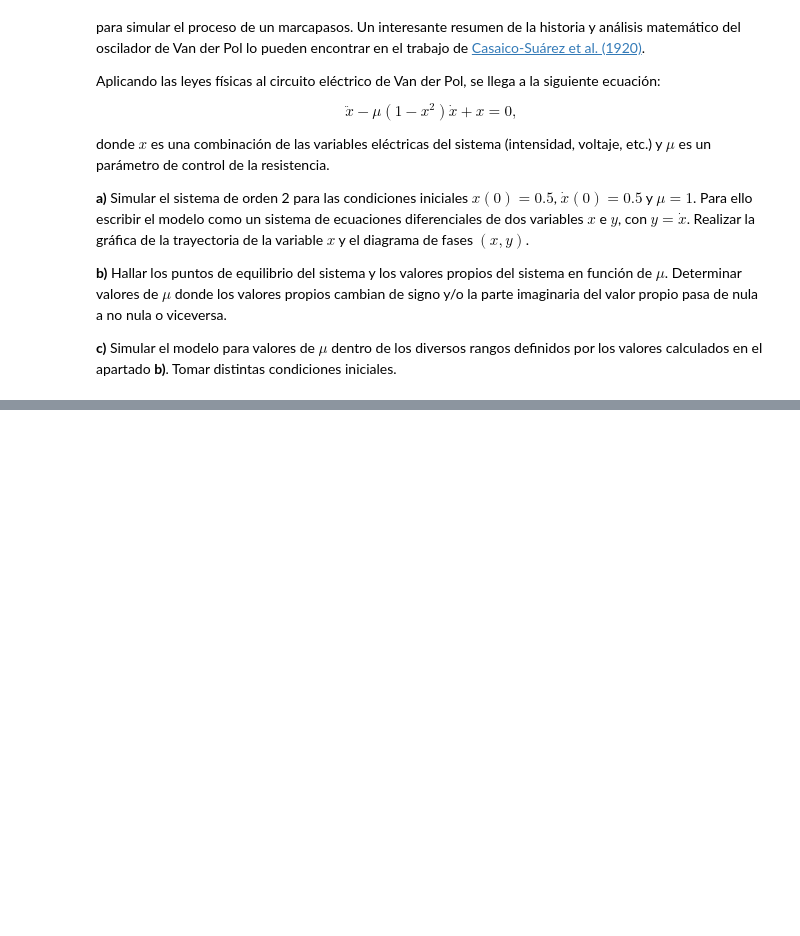
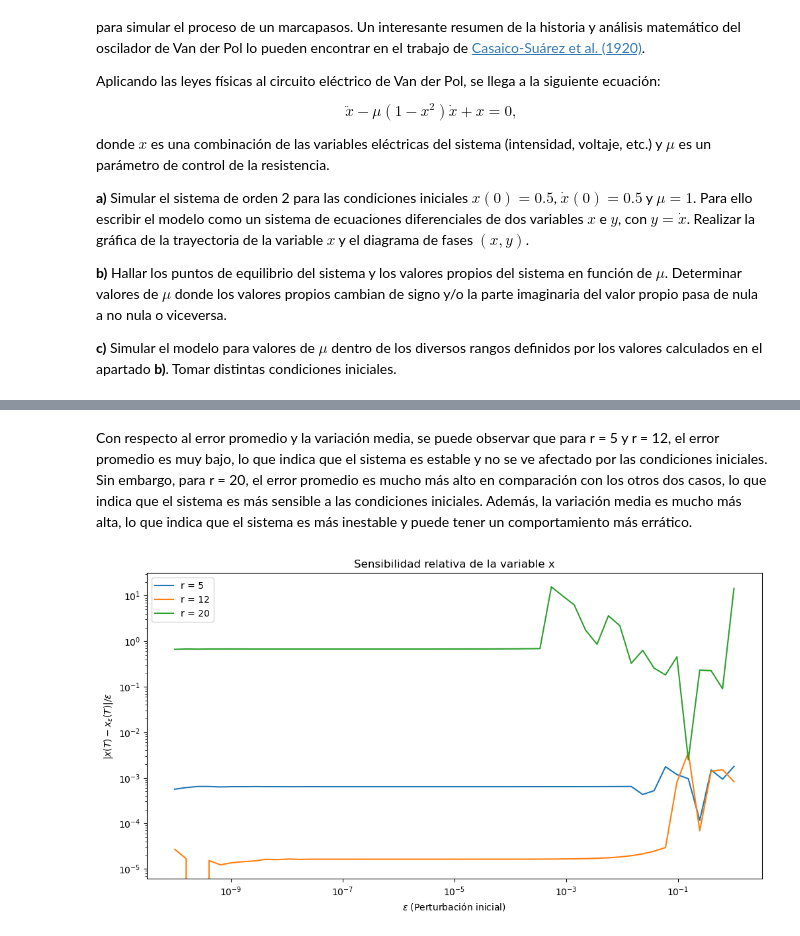
Before and after one commit to SimSocLab/Modelos_deterministas, a Jupyter notebook: Ejercicios_det2_prop.ipynb, the cells around one changed output, grey strips where cells are left out. Drawn from its saved outputs; the diff is of its cells as text; code cells hidden in the pictures; blank space fills up the shorter version.

```diff
--- a/Ejercicios_det2_prop.ipynb
+++ b/Ejercicios_det2_prop.ipynb
@@ -381,0 +517,36 @@ El modelo representa de forma muy simplificada el sistema del clima. Por tanto,
+# %% [markdown]
+Con respecto al error promedio y la variación media, se puede observar que para r = 5 y r = 12, el error promedio es muy bajo, lo que indica que el sistema es estable y no se ve afectado por las condiciones iniciales. Sin embargo, para r = 20, el error promedio es mucho más alto en comparación con los otros dos casos, lo que indica que el sistema es más sensible a las condiciones iniciales. Además, la variación media es mucho más alta, lo que indica que el sistema es más inestable y puede tener un comportamiento más errático.
+# %%
+plt.figure(figsize=(12, 6))
+
+for r in r_values:
+    sol_original = solve_ivp(lorenz, (t0, tf), initial_conditions, args=(sigma, r, b), t_eval=t)
+    x_original = sol_original.y[0]
+
+    differences = []
+    sensitivity_rates = []
+
+    for epsilon in epsilons:
+
+        initial_conditions_perturbed = [x0 + epsilon , y0 , z0]
+
+        sol_perturbed = solve_ivp(lorenz, (t0, tf), initial_conditions_perturbed, args=(sigma, r, b), t_eval=t)
+        x_perturbed = sol_perturbed.y[0]
+
+        diff = np.abs(x_original[-1] - x_perturbed[-1])
+        differences.append(diff)
+
+        sensitivity_rate = diff / epsilon
+        sensitivity_rates.append(sensitivity_rate)
+
+    plt.loglog(epsilons, sensitivity_rates, label=f'r = {r}')
+
+
+
+plt.title('Sensibilidad relativa de la variable x')
+plt.xlabel('$\epsilon$ (Perturbación inicial)')
+plt.ylabel('$|x(T) - x_\\epsilon(T)| / \\epsilon$')
+plt.legend()
+plt.show()
+# %% [output]
+[figure, added]
```
Also changed, not shown: parts of 28 cells of this notebook.
